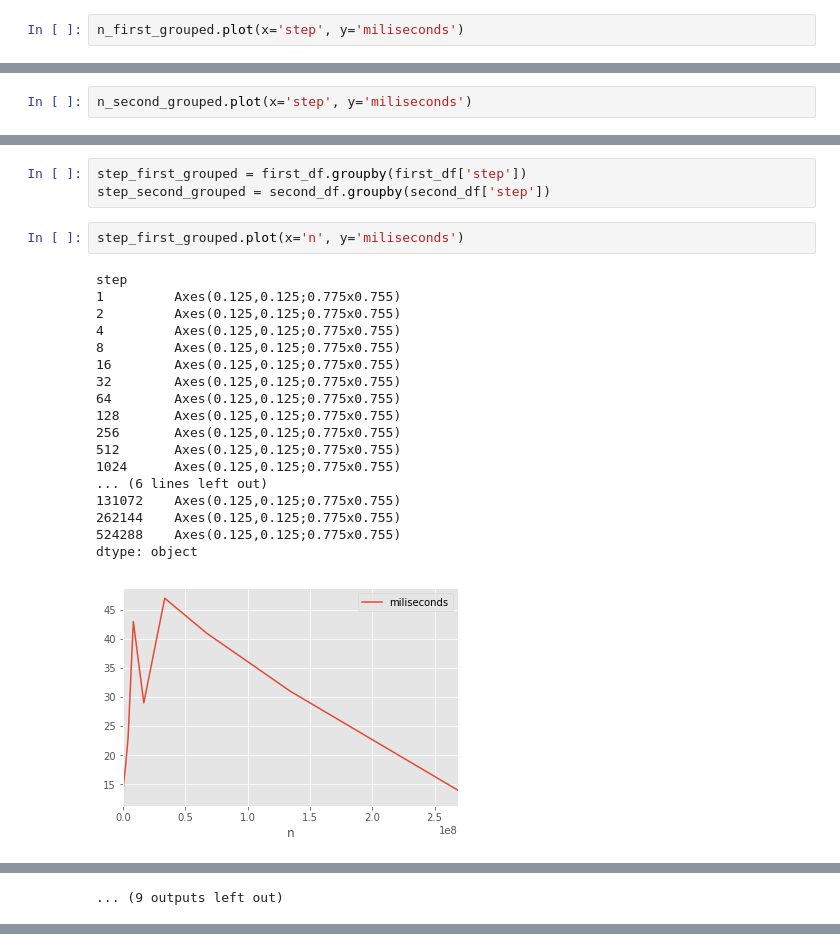
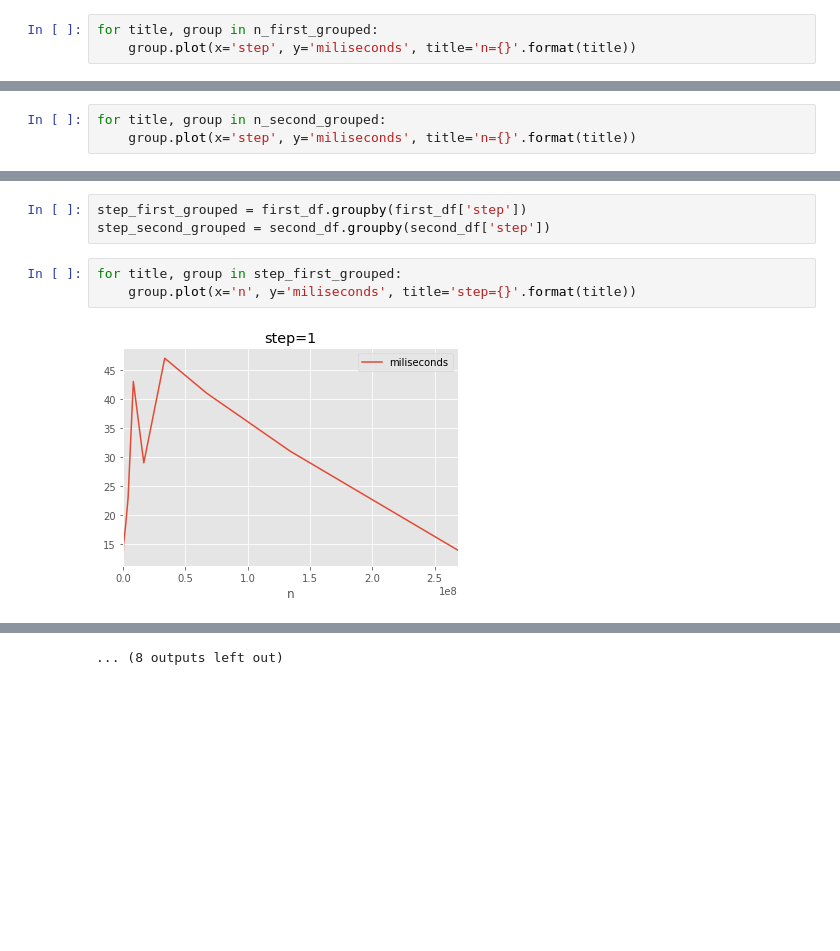
Before and after one commit to mmedum/computational_geometry_fun, a Jupyter notebook: handin1/python/Plots.ipynb, the cells around one changed output, grey strips where cells are left out. Cells and saved outputs as stored; diff of their text form; blank space fills up the shorter version.

```diff
--- a/handin1/python/Plots.ipynb
+++ b/handin1/python/Plots.ipynb
@@ -16,5 +16,6 @@ second_df = second_df[second_df['miliseconds'] > 0]
 n_first_grouped = first_df.groupby(first_df['n'])
 n_second_grouped = second_df.groupby(second_df['n'])
 # %%
-n_first_grouped.plot(x='step', y='miliseconds')
+for title, group in n_first_grouped:
+    group.plot(x='step', y='miliseconds', title='n={}'.format(title))
 # %% [output]
@@ -49,3 +35,4 @@ dtype: object
 # %%
-n_second_grouped.plot(x='step', y='miliseconds')
+for title, group in n_second_grouped:
+    group.plot(x='step', y='miliseconds', title='n={}'.format(title))
 # %% [output]
@@ -82,23 +53,7 @@ dtype: object
 step_first_grouped = first_df.groupby(first_df['step'])
 step_second_grouped = second_df.groupby(second_df['step'])
 # %%
-step_first_grouped.plot(x='n', y='miliseconds')
+for title, group in step_first_grouped:
+    group.plot(x='n', y='miliseconds', title='step={}'.format(title))
 # %% [output]
-step
-1         Axes(0.125,0.125;0.775x0.755)
-2         Axes(0.125,0.125;0.775x0.755)
-4         Axes(0.125,0.125;0.775x0.755)
-8         Axes(0.125,0.125;0.775x0.755)
-16        Axes(0.125,0.125;0.775x0.755)
-32        Axes(0.125,0.125;0.775x0.755)
-64        Axes(0.125,0.125;0.775x0.755)
-128       Axes(0.125,0.125;0.775x0.755)
-256       Axes(0.125,0.125;0.775x0.755)
-512       Axes(0.125,0.125;0.775x0.755)
-1024      Axes(0.125,0.125;0.775x0.755)
-... (6 lines left out)
-131072    Axes(0.125,0.125;0.775x0.755)
-262144    Axes(0.125,0.125;0.775x0.755)
-524288    Axes(0.125,0.125;0.775x0.755)
-dtype: object
-[figure, old version]
+[figure, new version]
@@ -115 +69,0 @@ dtype: object
-... (9 outputs left out)
@@ -116 +71,2 @@ dtype: object
+... (8 outputs left out)
 # %%
```
Also changed, not shown: parts of 4 cells of this notebook.
